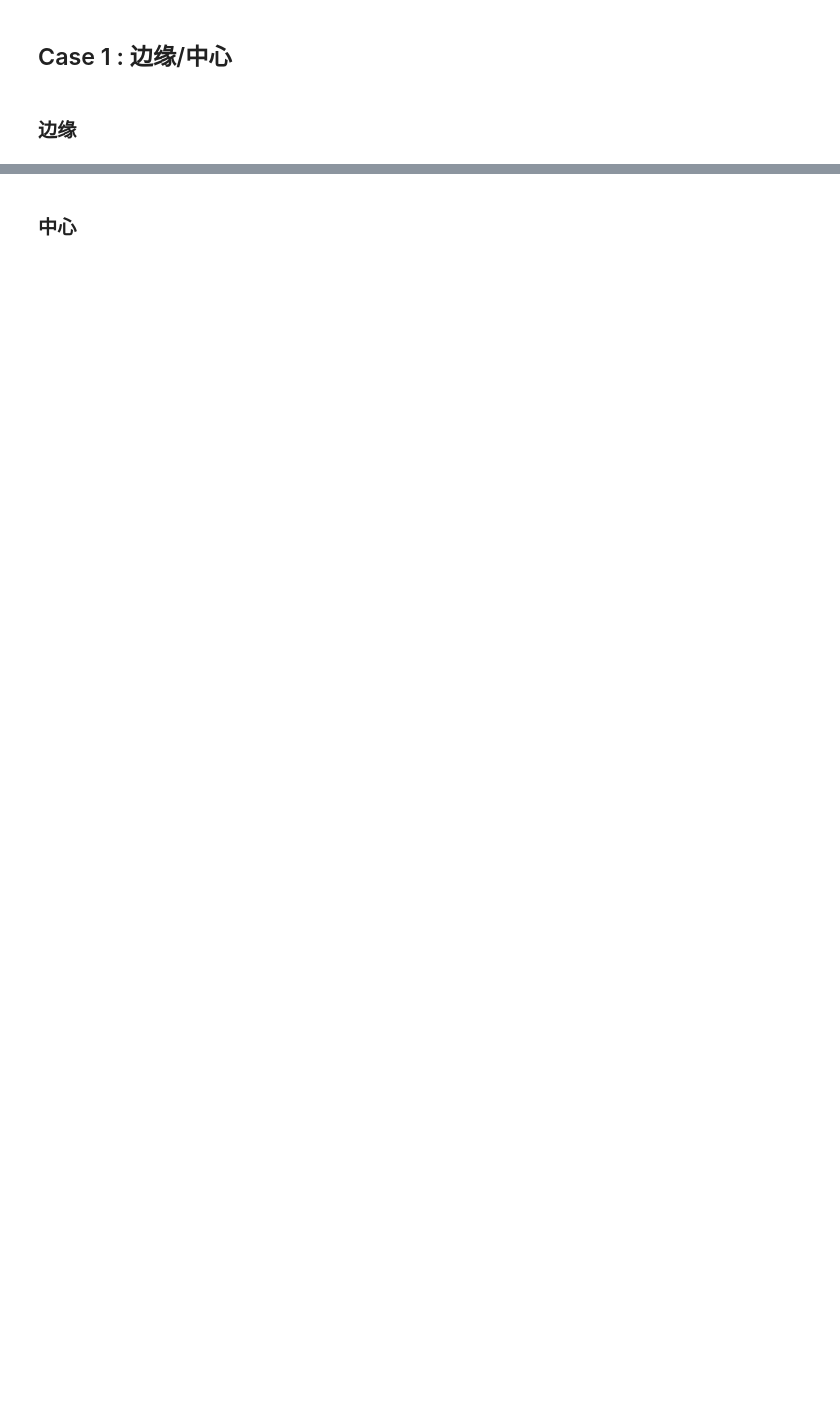
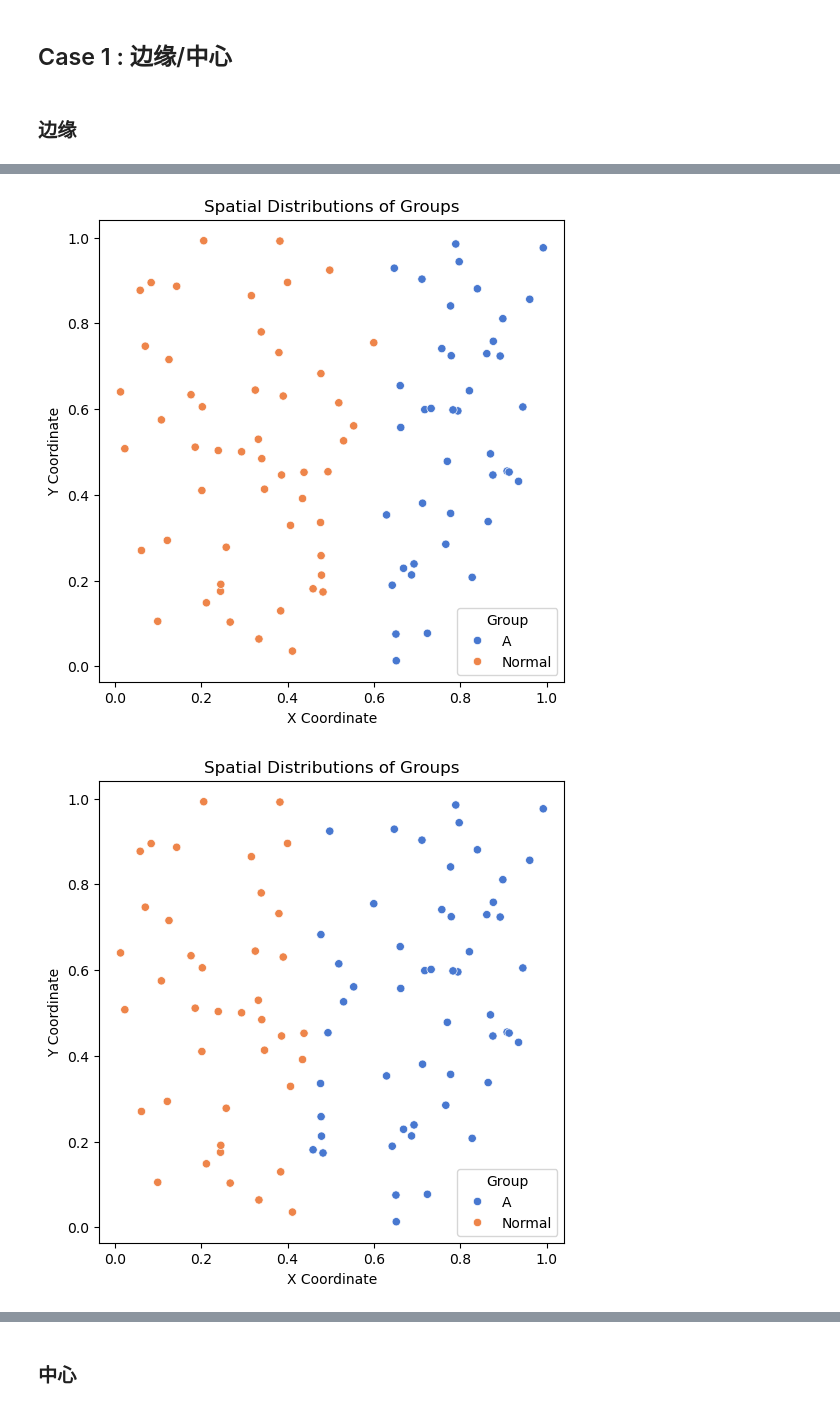
Before and after one commit to YihDu/Spatial-Group-Discrepancy, a Jupyter notebook: Cases.ipynb, the cells around one changed output, grey strips where cells are left out. Cells and saved outputs as stored; diff of their text form; code cells hidden in the pictures; blank space fills up the shorter version.

```diff
--- a/Cases.ipynb
+++ b/Cases.ipynb
@@ -21,7 +24,7 @@ def plot(file_path):
                     x = "x" ,
                     y = "y" ,
                     hue = "group",
-                    hue_order = ['A' , 'B' , 'C'],
+                    # hue_order = ['A' , 'B' , 'C'],
                     palette = 'muted')
     plt.title("Spatial Distributions of Groups")
     plt.xlabel("X Coordinate")
@@ -71,0 +59,6 @@ Average kernel execution time: 0.00618 seconds.
+# %%
+plot(coordinate_file_truth)
+plot(coordinate_file_pred)
+# %% [output]
+[figure, added]
+[figure, added]
```
Also changed, not shown: parts of 10 cells of this notebook, 2 other files.
